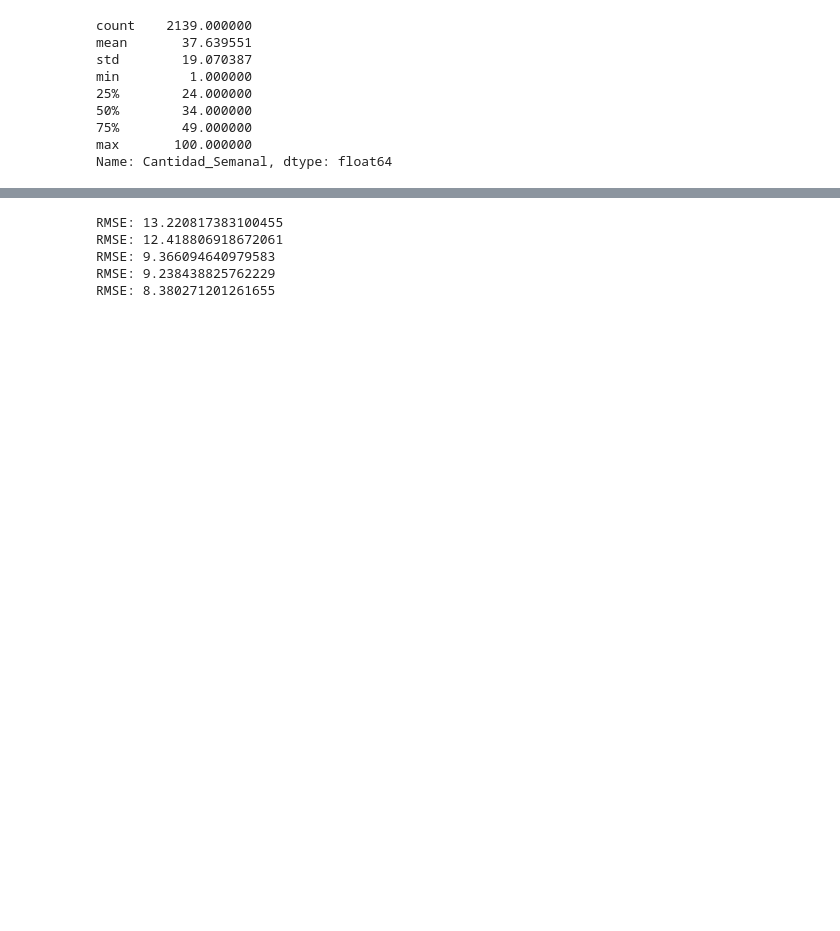
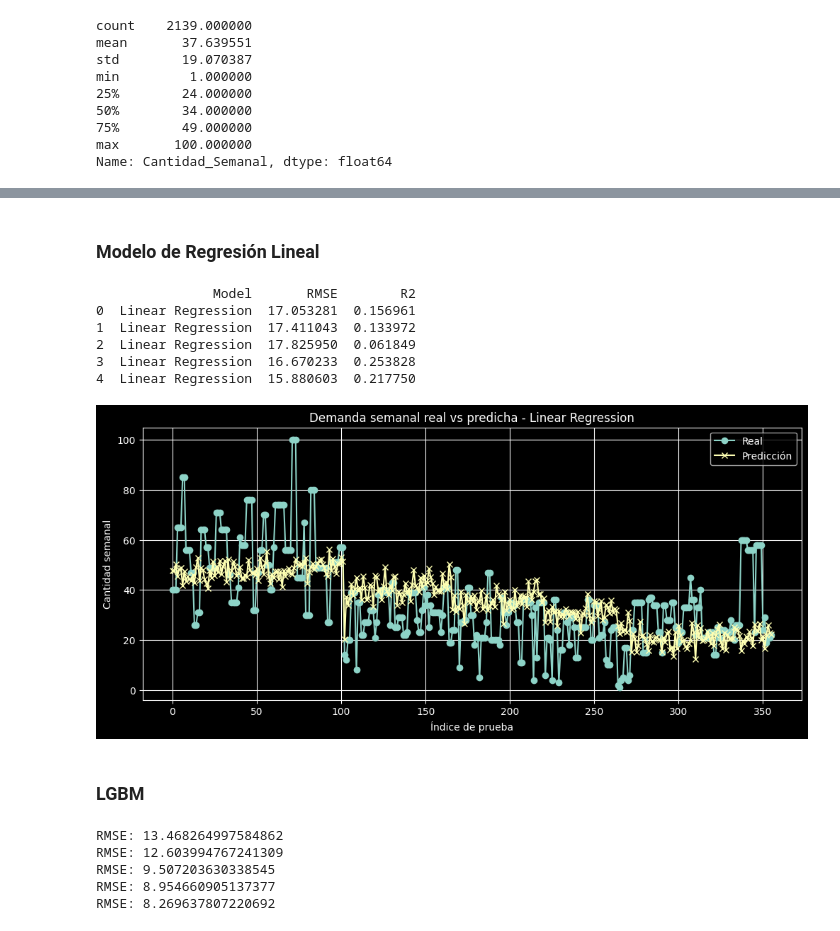
Before and after one commit to MarcosSaade/AnalisisVentas, a Jupyter notebook: notebooks/modelado.ipynb, the cells around one changed output, grey strips where cells are left out. Saved outputs shown, nothing was run; the diff lists cells and outputs as text; code cells hidden in the pictures; blank space fills up the shorter version.

```diff
--- a/notebooks/modelado.ipynb
+++ b/notebooks/modelado.ipynb
@@ -47,9 +101,54 @@ Name: Cantidad_Semanal, dtype: float64
+# %% [markdown]
+### Modelo de Regresión Lineal
+# %%
+# Modelo de Regresión Lineal
+results = []
+
+X = X.ffill()
+
+for train_index, test_index in tscv.split(X):
+    X_train, X_test = X.iloc[train_index], X.iloc[test_index]
+    y_train, y_test = y.iloc[train_index], y.iloc[test_index]
+
+    # Entrenamiento del modelo
+    lr_model = LinearRegression()
+    lr_model.fit(X_train, y_train)
+
+    # Predicciones
+    y_pred_lr = lr_model.predict(X_test)
+
+    # Evaluacion
+    rmse_lr = np.sqrt(mean_squared_error(y_test, y_pred_lr))
+
+    # Guardar resultados
+    results.append({'Model': 'Linear Regression', 'RMSE': rmse_lr, 'R2': lr_model.score(X_test, y_test)})
+
+# Display results
+results_df = pd.DataFrame(results)
+print(results_df)
+
+# Predicciones vs Reales
+plt.figure(figsize=(12, 5))
+plt.plot(y_test.reset_index(drop=True), marker='o', label='Real')
+plt.plot(pd.Series(y_pred_lr, name='Predicción'), marker='x', label='Predicción')
+plt.title('Demanda semanal real vs predicha - Linear Regression')
+plt.xlabel('Índice de prueba')
+plt.ylabel('Cantidad semanal')
+plt.legend()
+plt.grid(True)
+plt.show()
+# %% [output]
+               Model       RMSE        R2
+0  Linear Regression  17.053281  0.156961
+1  Linear Regression  17.411043  0.133972
+2  Linear Regression  17.825950  0.061849
+3  Linear Regression  16.670233  0.253828
+4  Linear Regression  15.880603  0.217750
+[figure, added]
+# %% [markdown]
+### LGBM
 # %%
-X = df_numeric.drop(columns=['Cantidad', 'Cantidad_Semanal'])
-y = df_numeric['Cantidad_Semanal']
 
-# Train-test split (5-fold time series)
-tscv = TimeSeriesSplit(n_splits=5)
 for train_index, test_index in tscv.split(X):
     X_train, X_test = X.iloc[train_index], X.iloc[test_index]
     y_train, y_test = y.iloc[train_index], y.iloc[test_index]
@@ -82,8 +181,8 @@ for train_index, test_index in tscv.split(X):
     rmse = np.sqrt(mean_squared_error(y_test, y_pred))
     print(f'RMSE: {rmse}')
 # %% [output]
-RMSE: 13.220817383100455
-RMSE: 12.418806918672061
-RMSE: 9.366094640979583
-RMSE: 9.238438825762229
-RMSE: 8.380271201261655
+RMSE: 13.468264997584862
+RMSE: 12.603994767241309
+RMSE: 9.507203630338545
+RMSE: 8.954660905137377
+RMSE: 8.269637807220692
```
Also changed, not shown: parts of 8 cells of this notebook, 1 other file.
